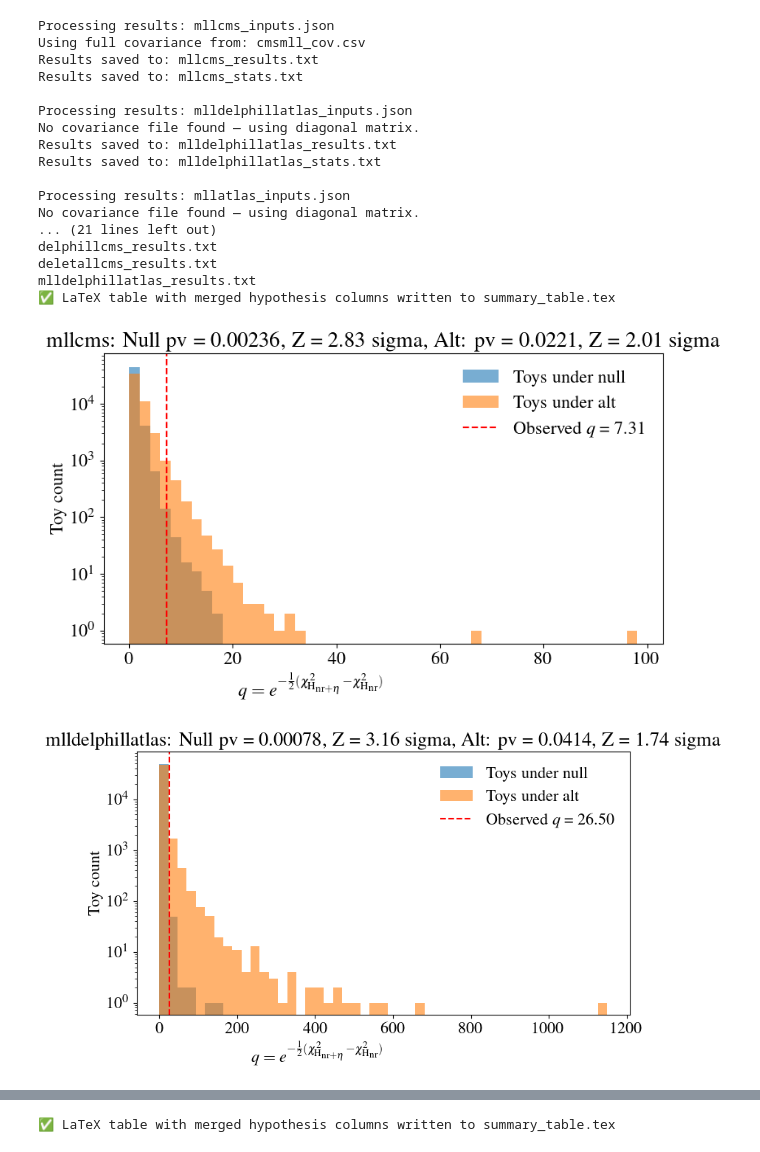
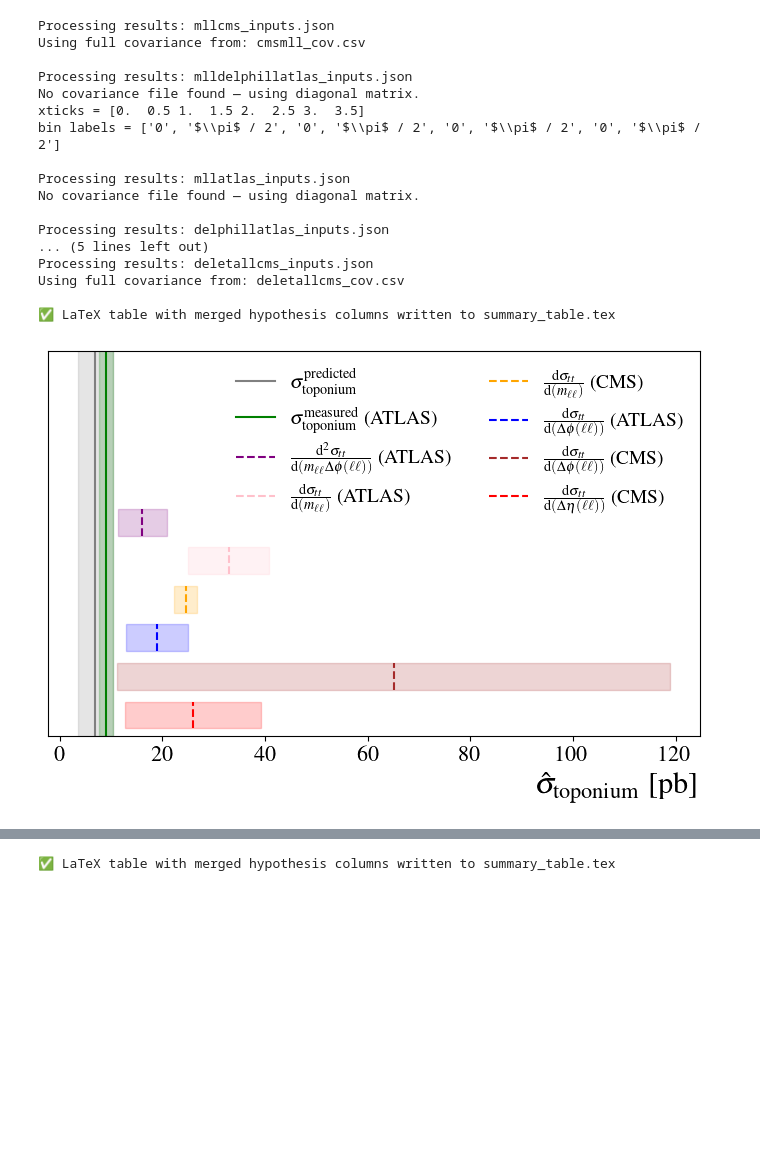
Before and after one commit to keaveney/toponium-analysis, a Jupyter notebook: stat-analysis-modular.ipynb, the cells around one changed output, grey strips where cells are left out. Saved outputs shown, nothing was run; the diff lists cells and outputs as text; code cells hidden in the pictures; blank space fills up the shorter version.

```diff
--- a/stat-analysis-modular.ipynb
+++ b/stat-analysis-modular.ipynb
@@ -31,6 +32,7 @@ def read_inputs(results_path, cov_csv_path, renormalise, add_theory_uncertaintie
         y_lims = input_data["y_lims"]
         ratio_y_lims = input_data["ratio_y_lims"]
         legend_pos = input_data["legend_pos"]
+        fine_legend_pos = input_data["fine_legend_pos"]
         ratio_legend_pos = input_data["ratio_legend_pos"]
         x_axis_title = input_data["x_axis_title"]
         data_values = np.array(input_data["data_values"])
@@ -55,6 +57,10 @@ def read_inputs(results_path, cov_csv_path, renormalise, add_theory_uncertaintie
         NNLO_values /= area_nnlo
         NNLO_toponium_values /= area_top
         data_values /= area_data
+    #print(" " )
+    #print("NNLO area " + str( np.sum(NNLO_values * bin_widths)) )
+    #print("NNLO_toponium_values area " + str( np.sum(NNLO_toponium_values * bin_widths) ) )
+    #print("data_values area " + str( np.sum( data_values * bin_widths) ) )
 
     # Load or construct covariance matrix
     cov_matrix = np.zeros((n_bins, n_bins))
@@ -91,12 +97,25 @@ def chi2_fit(input_data, data, theory_top, theory_nnlo, cov_matrix):
     toponium_component = theory_top[:-1] - theory_nnlo[:-1]
     toponium_component_full = theory_top - theory_nnlo
 
+    #print("in chi2 fit, toponoum component: " + str(toponium_component_full) )
+    #print("in chi2 fit, sum toponoum component: " + str(np.sum(toponium_component_full)) )
+
     cov_matrix = cov_matrix[:-1, :-1]
     inv_cov = np.linalg.inv(cov_matrix)
 
     #simple models with variable toponium cross section w/ and w/o last bin
     def model(alpha):
-        return theory_nnlo[:-1] + alpha * toponium_component
+        data_norm = np.sum(data)
+        pred_norm = np.sum(theory_nnlo + (alpha * toponium_component_full)) # linear approximation that works if norm toponium << norm NNLO, which is true here (especially compared to uncertianties)
+        #print(" ")
+        #print("alpha = " + str(alpha))
+        #print("data norm = " + str(data_norm))
+        #print("pred norm = " + str(pred_norm))
+        #print("pred norm scaled = " + str( np.sum( (data_norm/pred_norm)*(theory_nnlo + (alpha * toponium_component_full)   )) ) )
+
+        pred = (data_norm/pred_norm)*(theory_nnlo[:-1] + (alpha * toponium_component))
+        #pred = (theory_nnlo[:-1] + (alpha * toponium_component))
+        return pred
 
     def model_allbins(alpha):
         return theory_nnlo + alpha * toponium_component_full
@@ -245,7 +281,7 @@ def run_toys(data_values, NNLO_values, NNLO_toponium_values, cov_matrix):
     #########################################
     #### Generate  distribution of q via toys
     #########################################
-    for _ in range(50000):
+    for _ in range(50):
         #get lr in null hypothesis
         toy_null = rng.multivariate_normal(mean=NNLO_values, cov=cov_matrix_full) #toys in null hypothesis
         delta_null = toy_null - NNLO_values
@@ -479,43 +530,49 @@ def generate_latex_summary_table(stats_files, output_filename="summary_table.tex
 # %%
 results_path = [ "mllcms_inputs.json",  "mlldelphillatlas_inputs.json",  "mllatlas_inputs.json", "delphillatlas_inputs.json",  "delphillcms_inputs.json",  "deletallcms_inputs.json" ]
 cov_paths = ["cmsmll_cov.csv","", "","","cmsdelphill_cov.csv", "deletallcms_cov.csv"] #double check availability of ATLAS covariance matrices
+
+#results_path = [  "mlldelphillatlas_inputs.json" ]
+#cov_paths = [""] #double check availability of ATLAS covariance matrices
 
 for i in range(0, len(results_path)):
     print(f"Processing results: {results_path[i]}")
 
     if (results_path[i] == "mlldelphillatlas_inputs.json" ):
         input_data, data_values, NNLO_values, NNLO_toponium_values, cov_matrix = read_inputs(results_path[i], cov_paths[i], add_theory_uncertainties=False, renormalise=False, print_config=False)
     else:
         input_data, data_values, NNLO_values, NNLO_toponium_values, cov_matrix = read_inputs(results_path[i], cov_paths[i], add_theory_uncertainties=False, renormalise=True, print_config=False)
     alpha_range, delta_chi2, best_fit_val, alpha_low, alpha_high, fitted_prediction = chi2_fit(input_data, data_values, NNLO_toponium_values, NNLO_values, cov_matrix)
-    plot_chi2_fit_result(input_data, results_path[i], alpha_range, delta_chi2, best_fit_val, alpha_low, alpha_high)
+    #plot_chi2_fit_result(input_data, results_path[i], alpha_range, delta_chi2, best_fit_val, alpha_low, alpha_high)
     plot_predictions_and_data(results_path[i], input_data, data_values, NNLO_values, NNLO_toponium_values, cov_matrix, fitted_prediction)
     q_null_toys, q_alt_toys, q_data, p_val_null, p_val_alt, Z_val_null , Z_val_alt = run_toys(data_values, NNLO_values, NNLO_toponium_values,  cov_matrix)
-    plot_toys(results_path[i], q_null_toys, q_alt_toys, q_data, p_val_null, p_val_alt, Z_val_null , Z_val_alt)
+    #plot_toys(results_path[i], q_null_toys, q_alt_toys, q_data, p_val_null, p_val_alt, Z_val_null , Z_val_alt)
     print(f" ")
 
-result_files = ["mllatlas_results.txt" , "mllcms_results.txt",  "delphillatlas_results.txt", "delphillcms_results.txt", "deletallcms_results.txt", "mlldelphillatlas_results.txt"]
+#result_files = ["mllatlas_results.txt" , "mllcms_results.txt",  "delphillatlas_results.txt", "delphillcms_results.txt", "deletallcms_results.txt", "mlldelphillatlas_results.txt"]
+result_files = [ "mlldelphillatlas_results.txt", "mllatlas_results.txt" , "mllcms_results.txt", "delphillatlas_results.txt","delphillcms_results.txt",  "deletallcms_results.txt"  ]
+
 make_summary_plot(result_files)
 
-stats_files = ["mllatlas_stats.txt" , "mllcms_stats.txt",  "delphillatlas_stats.txt", "delphillcms_stats.txt", "deletallcms_stats.txt", "mlldelphillatlas_stats.txt"]
+#stats_files = ["mllatlas_stats.txt" , "mllcms_stats.txt",  "delphillatlas_stats.txt", "delphillcms_stats.txt", "deletallcms_stats.txt", "mlldelphillatlas_stats.txt"]
+stats_files = ["mlldelphillatlas_stats.txt", "deletallcms_stats.txt", "delphillcms_stats.txt", "delphillatlas_stats.txt", "mllcms_stats.txt", "mllatlas_stats.txt" ]
+
 generate_latex_summary_table(stats_files)
 # %% [output]
 Processing results: mllcms_inputs.json
 Using full covariance from: cmsmll_cov.csv
-Results saved to: mllcms_results.txt
-Results saved to: mllcms_stats.txt
 
 Processing results: mlldelphillatlas_inputs.json
 No covariance file found — using diagonal matrix.
-Results saved to: mlldelphillatlas_results.txt
-Results saved to: mlldelphillatlas_stats.txt
+xticks = [0.  0.5 1.  1.5 2.  2.5 3.  3.5]
+bin labels = ['0', '$\\pi$ / 2', '0', '$\\pi$ / 2', '0', '$\\pi$ / 2', '0', '$\\pi$ / 2']
 
 Processing results: mllatlas_inputs.json
 No covariance file found — using diagonal matrix.
-... (21 lines left out)
-delphillcms_results.txt
-deletallcms_results.txt
-mlldelphillatlas_results.txt
+
+Processing results: delphillatlas_inputs.json
+... (5 lines left out)
+Processing results: deletallcms_inputs.json
+Using full covariance from: deletallcms_cov.csv
+
 ✅ LaTeX table with merged hypothesis columns written to summary_table.tex
-[figure, old version]
+[figure, new version]
-[figure, removed]
```
Also changed, not shown: parts of 5 cells of this notebook, 8 other files.
